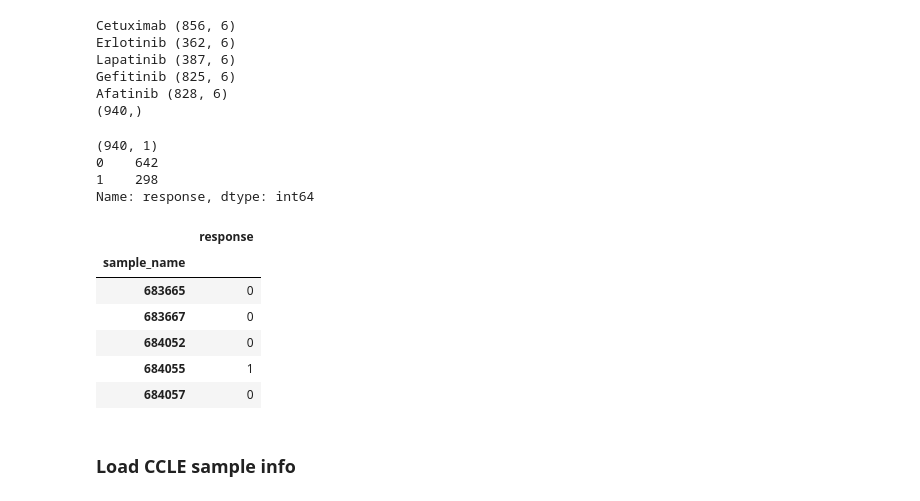
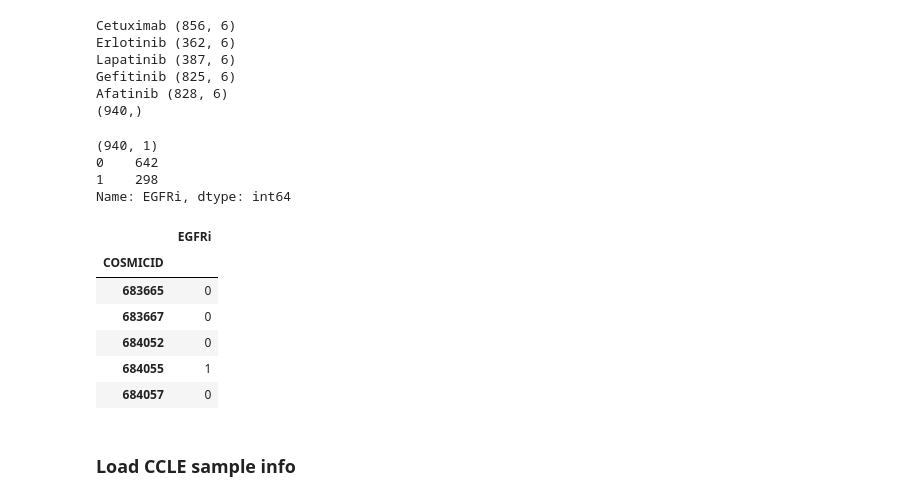
Before and after one commit to greenelab/pancancer-evaluation, a Jupyter notebook: 08_cell_line_prediction/download_drug_data.ipynb, the cells around one changed output. Drawn from its saved outputs; the diff is of its cells as text; code cells hidden in the pictures.

Commit message:
setup to run EGFRi classification experiments

```diff
--- a/08_cell_line_prediction/download_drug_data.ipynb
+++ b/08_cell_line_prediction/download_drug_data.ipynb
@@ -149,39 +149,41 @@ Afatinib (828, 6)
 # here we want to get the union of EGFRi-sensitive cell lines
 # in other words, if a cell line is sensitive to any of the EGFR
 # inhibitors, we mark it as sensitive, otherwise resistant
 all_egfri_df = None
 for drug in drug_df.drug.unique():
     drug_specific_df = (drug_df[drug_df.drug == drug]
       .reindex(all_index)
       .fillna(0)
     )
     # 0 = resistant, 1 = sensitive
     drug_specific_df['response'] = (drug_specific_df.response
         .replace(to_replace='R', value='0')
         .replace(to_replace='S', value='1')
         .astype(int)
     )
     if all_egfri_df is None:
         all_egfri_df = (drug_specific_df
           .loc[:, ['response']]
+          .rename(columns={'response': 'EGFRi'})
         )
     else:
-        all_egfri_df['response'] += (
+        all_egfri_df['EGFRi'] += (
             drug_specific_df.response
         )
 
-all_egfri_df['response'] = all_egfri_df.response.astype(bool).astype(int)
+all_egfri_df.index.name = 'COSMICID'
+all_egfri_df['EGFRi'] = all_egfri_df.EGFRi.astype(bool).astype(int)
 
 print(all_egfri_df.shape)
-print(all_egfri_df.response.value_counts())
+print(all_egfri_df.EGFRi.value_counts())
 all_egfri_df.head()
 # %% [output]
 (940, 1)
 0    642
 1    298
-Name: response, dtype: int64
+Name: EGFRi, dtype: int64
-|  | response |
-| sample_name |  |
+|  | EGFRi |
+| COSMICID |  |
 | 683665 | 0 |
 | 683667 | 0 |
 | 684052 | 0 |
```
Also changed, not shown: 5 other files.
